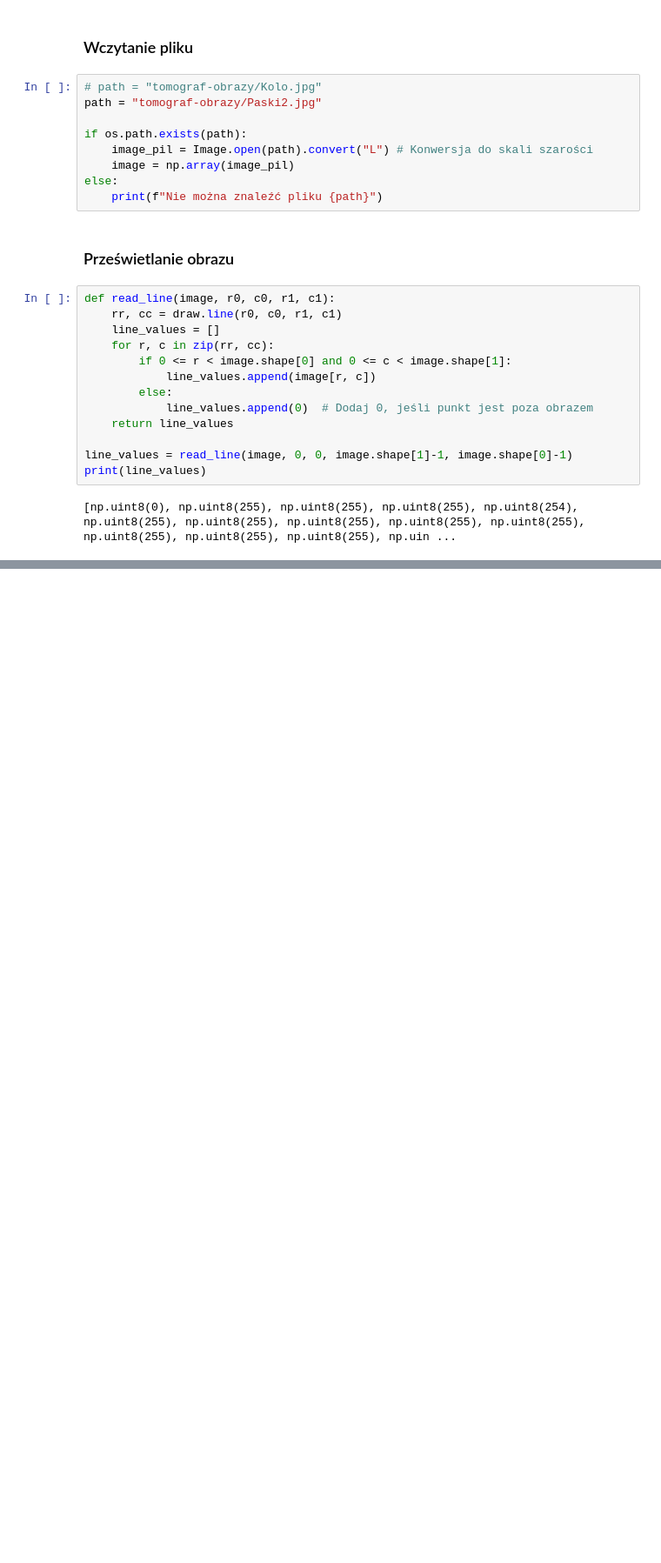
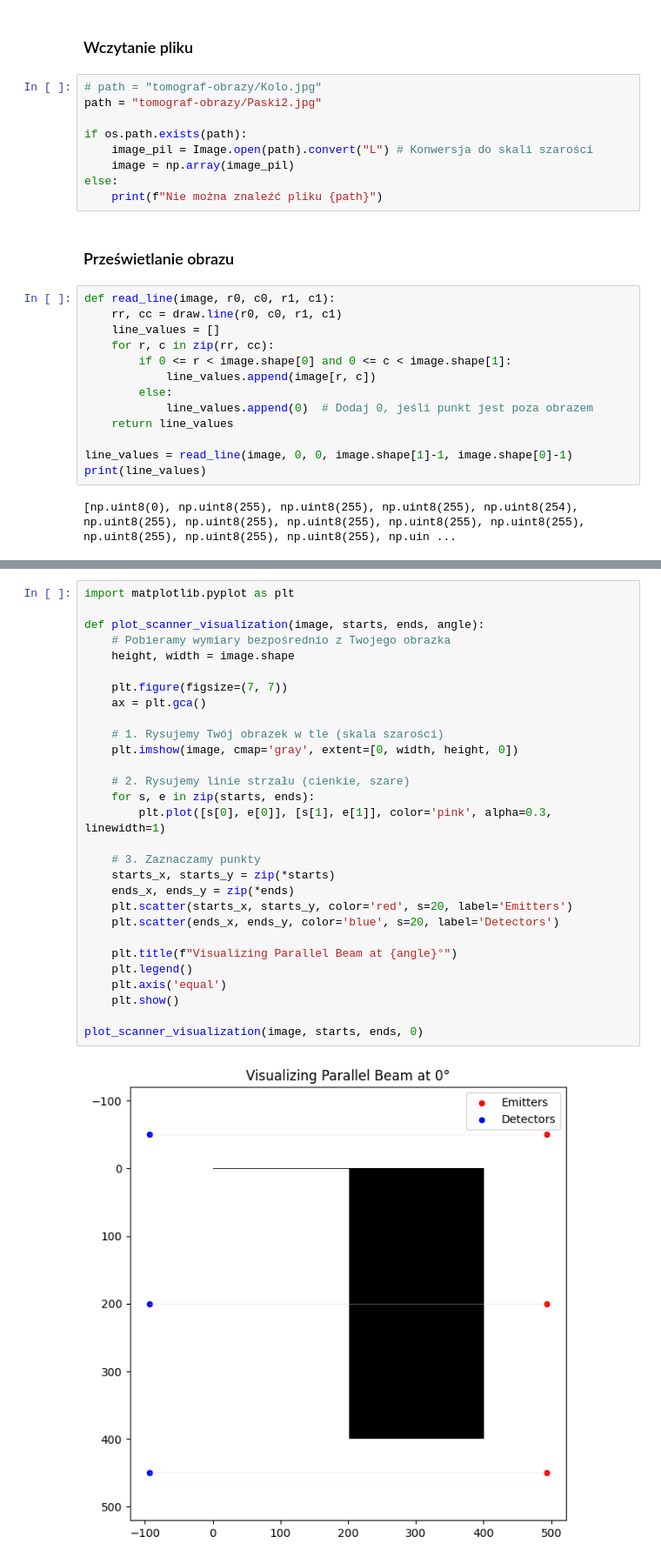
Before and after one commit to pwlsp/tomograf, a Jupyter notebook: tomograf.ipynb, the cells around one changed output, grey strips where cells are left out. Shown at 87% size. Cells and saved outputs as stored; diff of their text form; blank space fills up the shorter version.

```diff
--- a/tomograf.ipynb
+++ b/tomograf.ipynb
@@ -44,0 +99,31 @@ print(line_values)
+# %%
+import matplotlib.pyplot as plt
+
+def plot_scanner_visualization(image, starts, ends, angle):
+    # Pobieramy wymiary bezpośrednio z Twojego obrazka
+    height, width = image.shape
+
+    plt.figure(figsize=(7, 7))
+    ax = plt.gca()
+
+    # 1. Rysujemy Twój obrazek w tle (skala szarości)
+    plt.imshow(image, cmap='gray', extent=[0, width, height, 0])
+
+    # 2. Rysujemy linie strzału (cienkie, szare)
+    for s, e in zip(starts, ends):
+        plt.plot([s[0], e[0]], [s[1], e[1]], color='pink', alpha=0.3, linewidth=1)
+
+    # 3. Zaznaczamy punkty
+    starts_x, starts_y = zip(*starts)
+    ends_x, ends_y = zip(*ends)
+    plt.scatter(starts_x, starts_y, color='red', s=20, label='Emitters')
+    plt.scatter(ends_x, ends_y, color='blue', s=20, label='Detectors')
+
+    plt.title(f"Visualizing Parallel Beam at {angle}°")
+    plt.legend()
+    plt.axis('equal')
+    plt.show()
+
+plot_scanner_visualization(image, starts, ends, 0)
+# %% [output]
+[figure, added]
```
Also changed, not shown: parts of 9 cells of this notebook.
